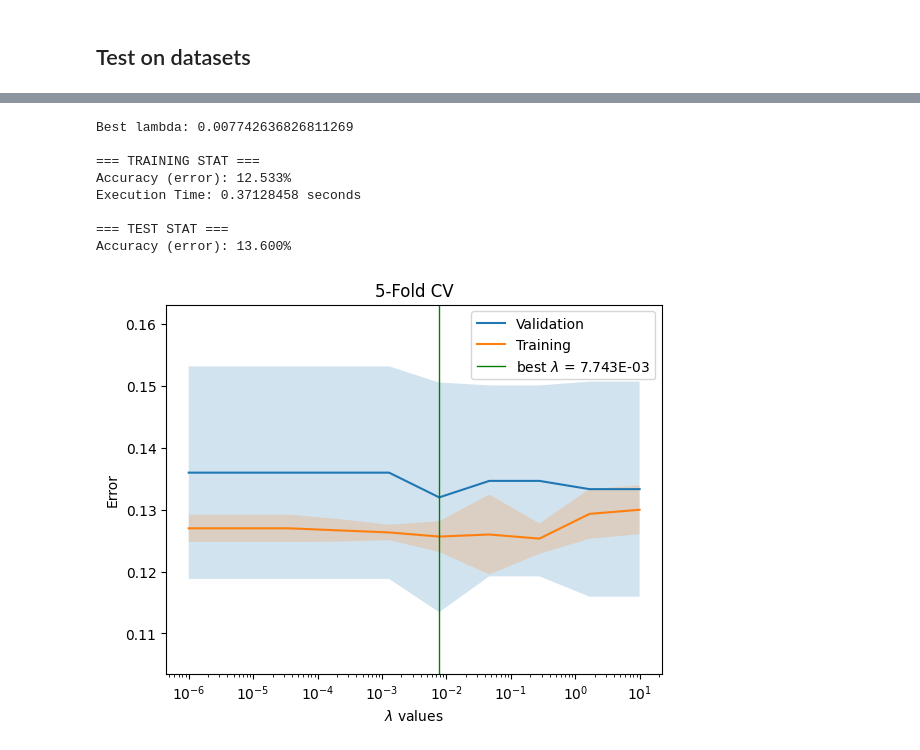
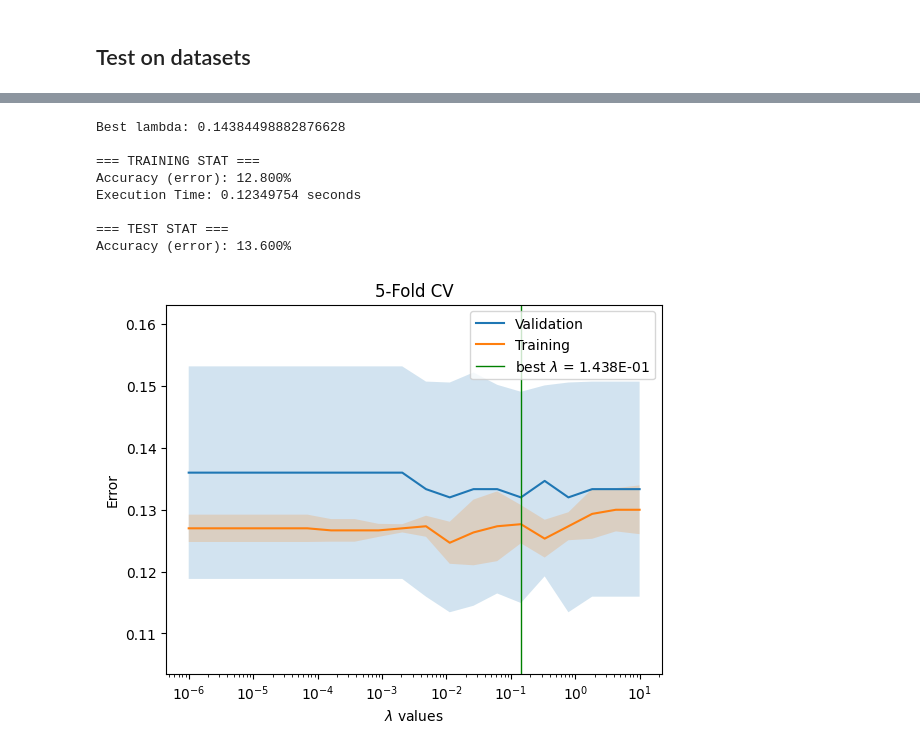
Before and after one commit to LorisPrataiolo/ML-Mid-Term-1, a Jupyter notebook: MidTerm1_KNN_LR.ipynb, the cells around one changed output, grey strips where cells are left out. Cells and saved outputs as stored; diff of their text form; code cells hidden in the pictures.

```diff
--- a/MidTerm1_KNN_LR.ipynb
+++ b/MidTerm1_KNN_LR.ipynb
@@ -465,14 +482,14 @@ Accuracy (error): 12.000%
 # %%
-dataLearnLR(ds2, rng=random_seed)
+dataLearnLR(ds2, reg_pars = np.logspace(-6, 1, 20), rng=random_seed)
 # %% [output]
-Best lambda: 0.007742636826811269
+Best lambda: 0.14384498882876628
 
 === TRAINING STAT ===
-Accuracy (error): 12.533%
-Execution Time: 0.37128458 seconds
+Accuracy (error): 12.800%
+Execution Time: 0.12349754 seconds
 
 === TEST STAT ===
 Accuracy (error): 13.600%
-[figure, old version]
+[figure, new version]
 # %%
 dataLearnLR(ds3, rng=random_seed)
```
Also changed, not shown: parts of 9 cells of this notebook.
